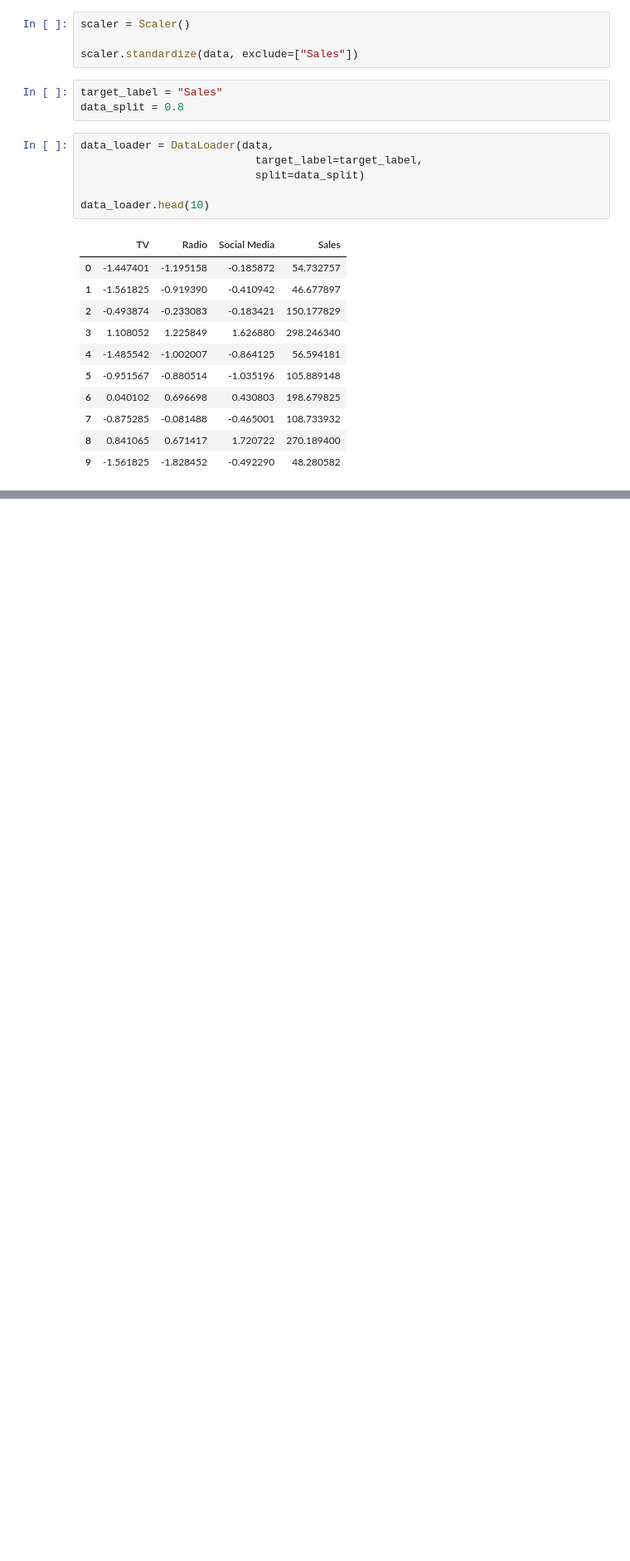
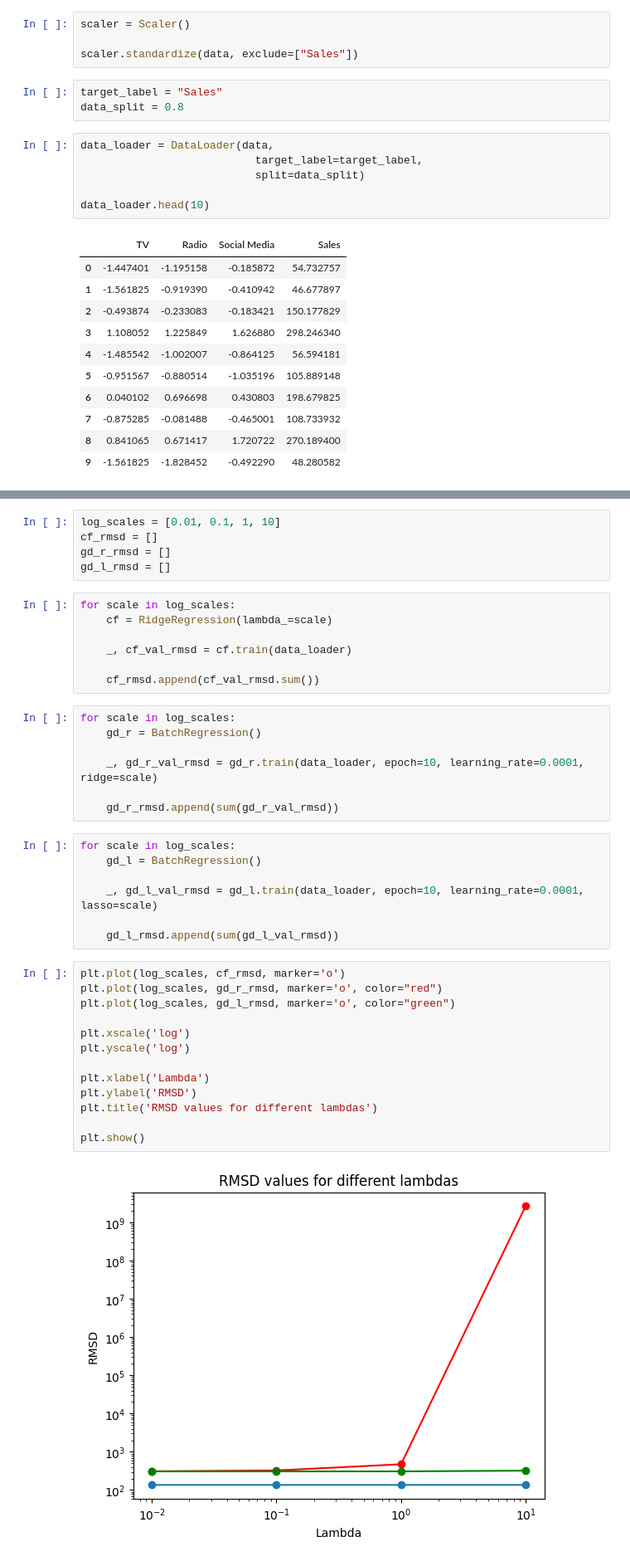
Before and after one commit to R-m1n/SBU, a Jupyter notebook: Machine Learning/assignment-b-2.ipynb, the cells around one changed output, grey strips where cells are left out. Shown: that part at 83% size. Drawn from its saved outputs; the diff is of its cells as text; blank space fills up the shorter version.

```diff
--- a/Machine Learning/assignment-b-2.ipynb
+++ b/Machine Learning/assignment-b-2.ipynb
@@ -80,0 +51,41 @@ plt.show()
+# %%
+log_scales = [0.01, 0.1, 1, 10]
+cf_rmsd = []
+gd_r_rmsd = []
+gd_l_rmsd = []
+# %%
+for scale in log_scales:
+    cf = RidgeRegression(lambda_=scale)
+
+    _, cf_val_rmsd = cf.train(data_loader)
+
+    cf_rmsd.append(cf_val_rmsd.sum())
+# %%
+for scale in log_scales:
+    gd_r = BatchRegression()
+
+    _, gd_r_val_rmsd = gd_r.train(data_loader, epoch=10, learning_rate=0.0001, ridge=scale)
+
+    gd_r_rmsd.append(sum(gd_r_val_rmsd))
+# %%
+for scale in log_scales:
+    gd_l = BatchRegression()
+
+    _, gd_l_val_rmsd = gd_l.train(data_loader, epoch=10, learning_rate=0.0001, lasso=scale)
+
+    gd_l_rmsd.append(sum(gd_l_val_rmsd))
+# %%
+plt.plot(log_scales, cf_rmsd, marker='o')
+plt.plot(log_scales, gd_r_rmsd, marker='o', color="red")
+plt.plot(log_scales, gd_l_rmsd, marker='o', color="green")
+
+plt.xscale('log')
+plt.yscale('log')
+
+plt.xlabel('Lambda')
+plt.ylabel('RMSD')
+plt.title('RMSD values for different lambdas')
+
+plt.show()
+# %% [output]
+[figure, added]
```
Also changed, not shown: parts of 5 cells of this notebook, 1 other file.
